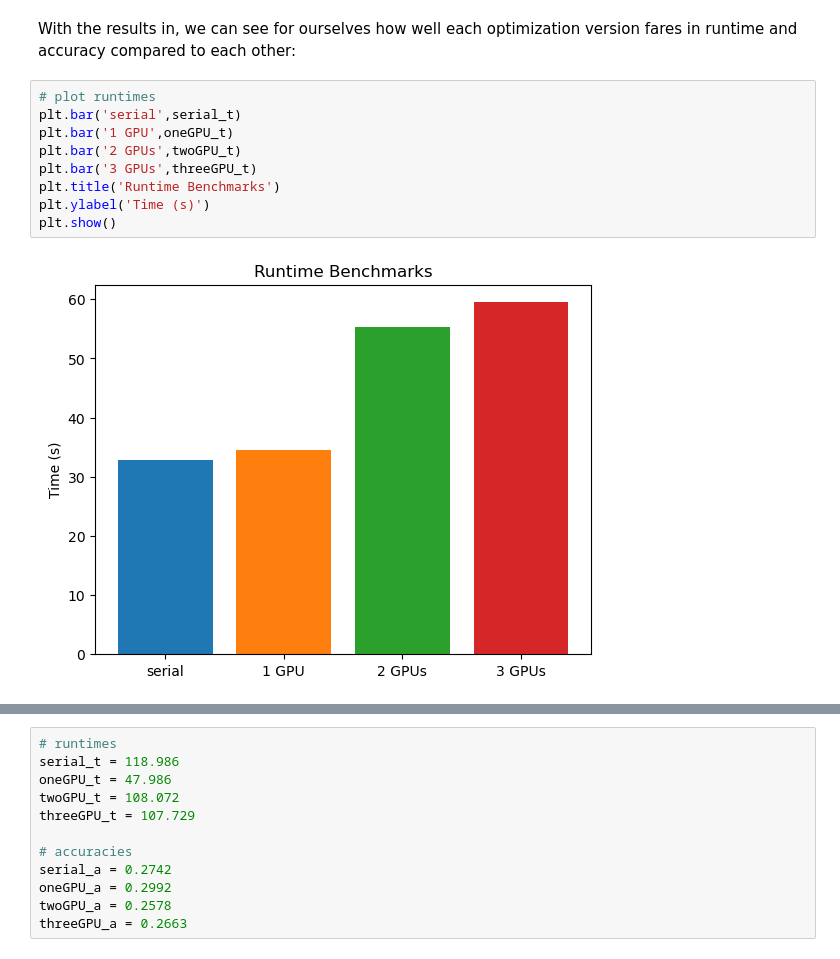
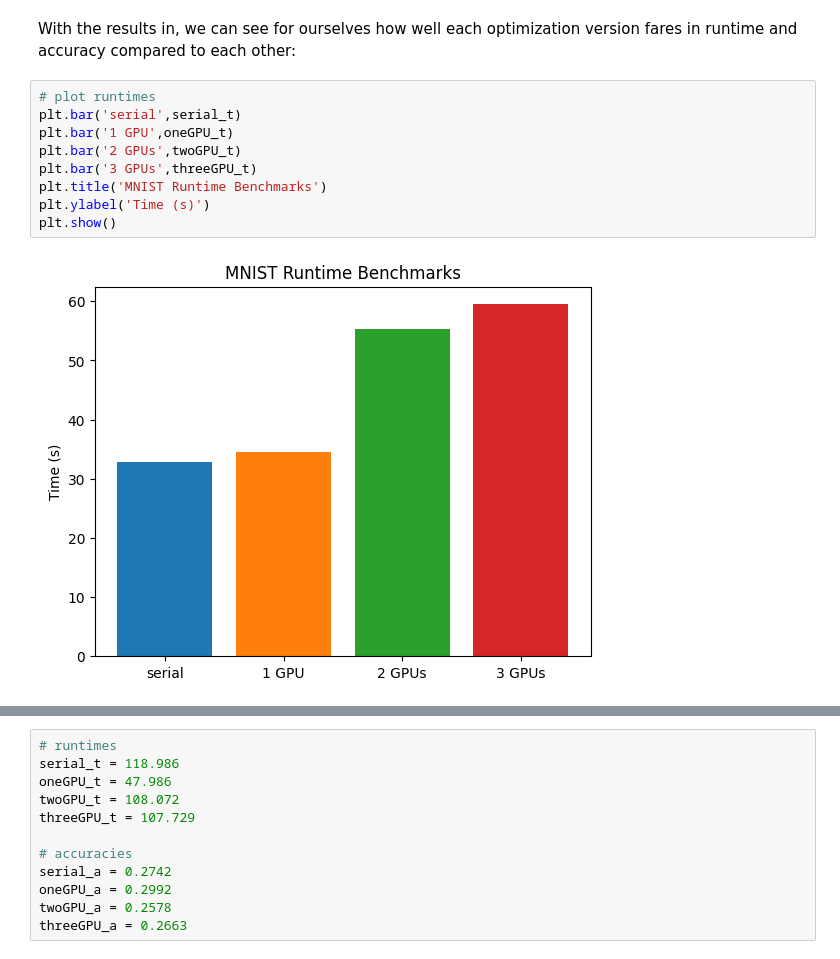
Before and after one commit to wijayaju/CMSE401-Project, a Jupyter notebook: Part2/PROJECT_Part2.ipynb, the cells around one changed output, grey strips where cells are left out. Drawn from its saved outputs; the diff is of its cells as text.

```diff
--- a/Part2/PROJECT_Part2.ipynb
+++ b/Part2/PROJECT_Part2.ipynb
@@ -77,14 +81,14 @@ With the results in, we can see for ourselves how well each optimization version
 # %%
 # plot runtimes
 plt.bar('serial',serial_t)
 plt.bar('1 GPU',oneGPU_t)
 plt.bar('2 GPUs',twoGPU_t)
 plt.bar('3 GPUs',threeGPU_t)
-plt.title('Runtime Benchmarks')
+plt.title('MNIST Runtime Benchmarks')
 plt.ylabel('Time (s)')
 plt.show()
 # %% [output]
-[figure, old version]
+[figure, new version]
 # %%
 # plot accuracies
 plt.bar('serial',serial_a)
```
Also changed, not shown: parts of 12 cells of this notebook, 2 other files.
